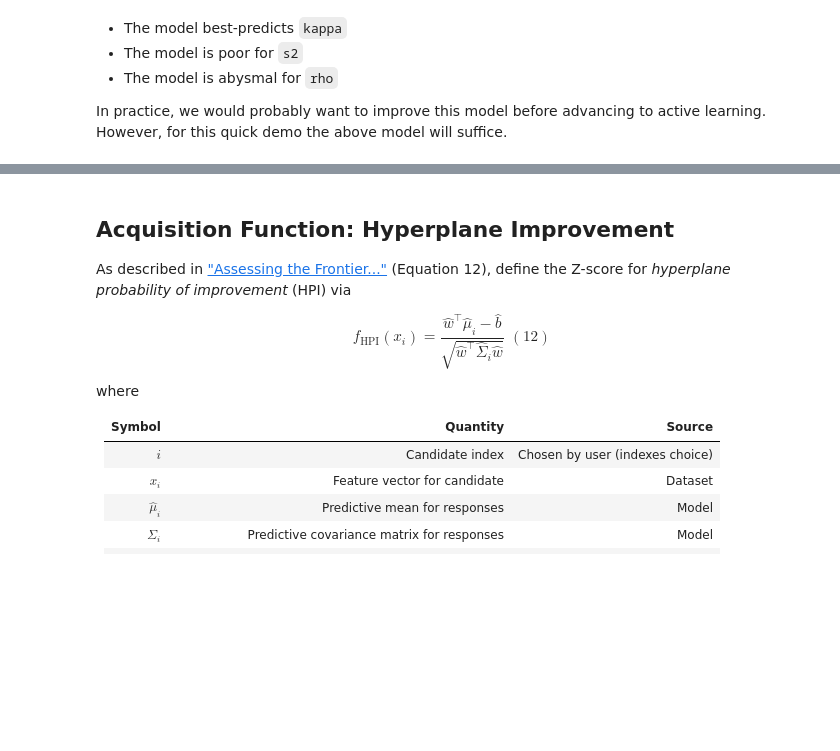
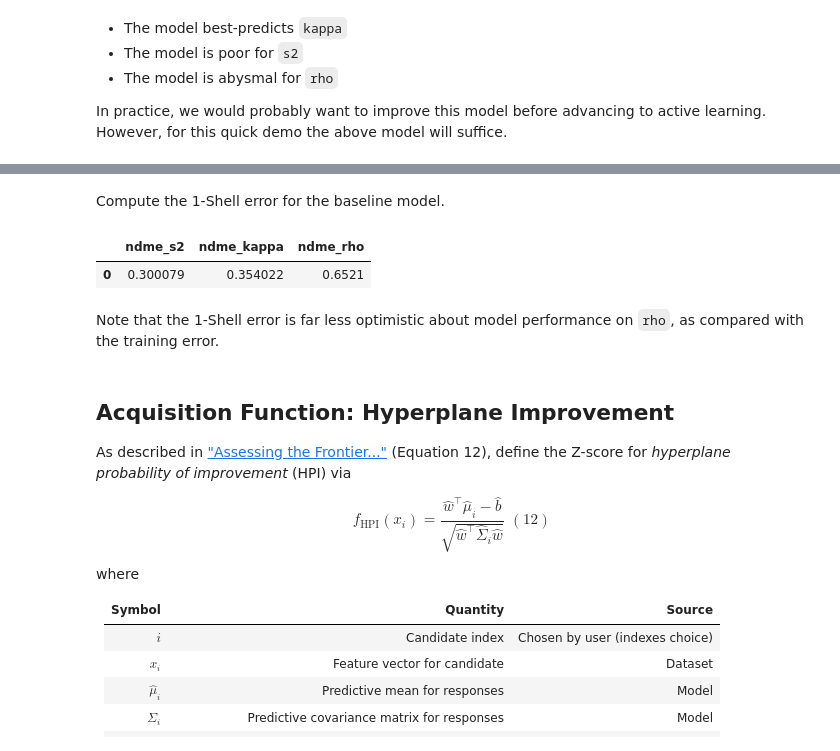
Before and after one commit to zdelrosario/py_grama, a Jupyter notebook: examples/assessing_frontier/sl_example.ipynb, the cells around one changed output, grey strips where cells are left out. Saved outputs shown, nothing was run; the diff lists cells and outputs as text; code cells hidden in the pictures; blank space fills up the shorter version.

```diff
--- a/examples/assessing_frontier/sl_example.ipynb
+++ b/examples/assessing_frontier/sl_example.ipynb
@@ -192,3 +216,21 @@ In practice, we would probably want to improve this model before advancing to ac
+# %% [markdown]
+Compute the 1-Shell error for the baseline model.
+# %%
+## One-shell error
+(
+    md_base
+    >> gr.ev_df(df=df_data_s >> gr.tf_filter(DF.stratum<=1))
+    >> gr.tf_summarize(
+        ndme_s2=gr.ndme(DF.y_s2_mean, DF.y_s2),
+        ndme_kappa=gr.ndme(DF.y_kappa_mean, DF.y_kappa),
+        ndme_rho=gr.ndme(DF.y_rho_mean, DF.y_rho),
+    )
+)
+# %% [output]
+|  | ndme_s2 | ndme_kappa | ndme_rho |
+| 0 | 0.300079 | 0.354022 | 0.6521 |
+# %% [markdown]
+Note that the 1-Shell error is far less optimistic about model performance on `rho`, as compared with the training error.
 # %% [markdown]
 ## Acquisition Function: Hyperplane Improvement
 
```
Also changed, not shown: parts of 10 cells of this notebook.
